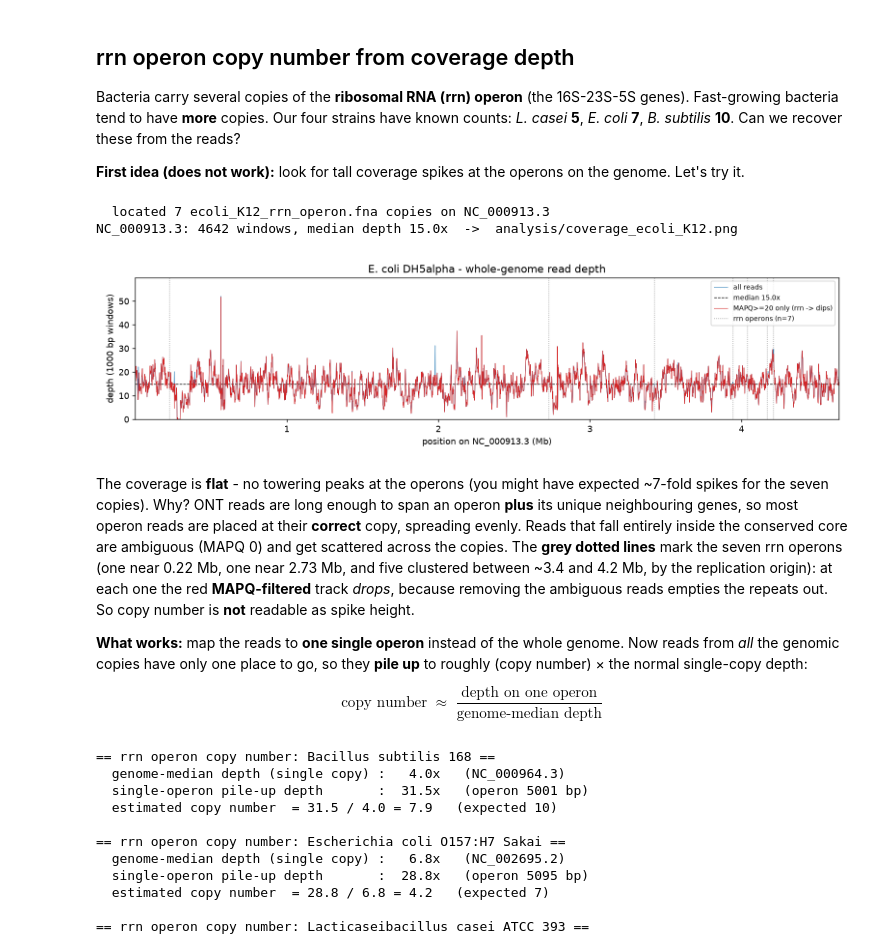
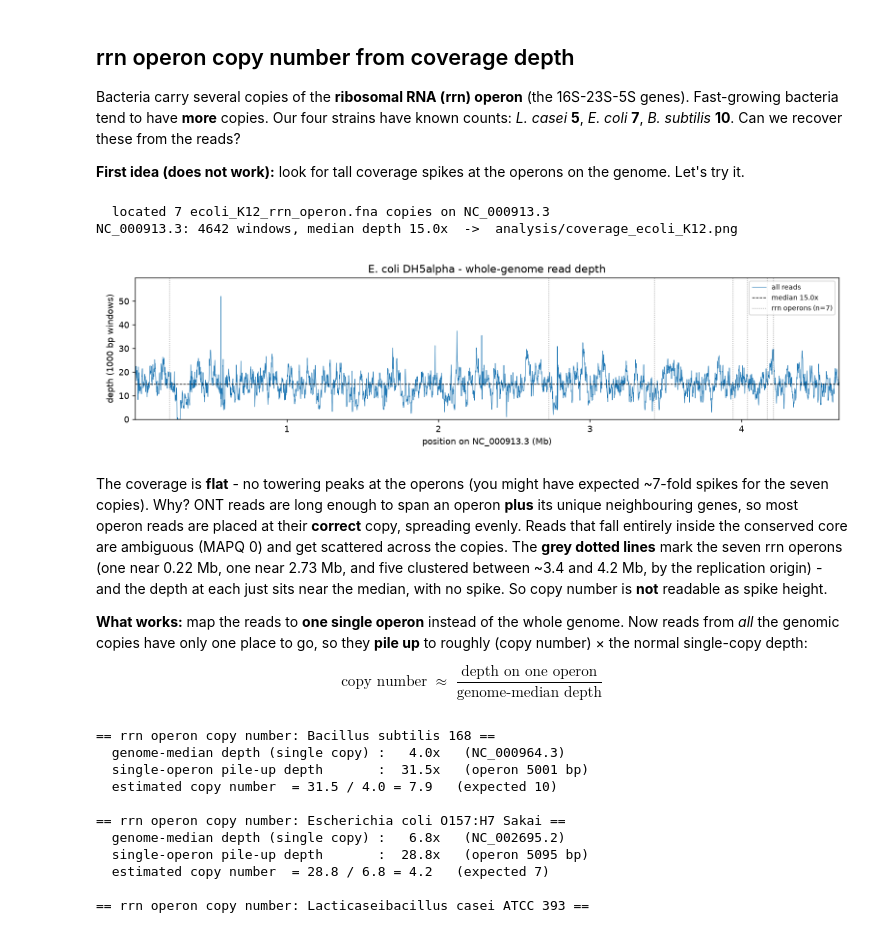
Before and after one commit to toddblev/bacto-ont, a Jupyter notebook: bacto_ont.ipynb, the cells around one changed output. Drawn from its saved outputs; the diff is of its cells as text; code cells hidden in the pictures.

```diff
--- a/bacto_ont.ipynb
+++ b/bacto_ont.ipynb
@@ -700,26 +700,25 @@ Fast-growing bacteria tend to have **more** copies. Our four strains have known
 **First idea (does not work):** look for tall coverage spikes at the operons on the genome.
 Let's try it.
 # %%
-# Whole-genome coverage for E. coli DH5alpha (our deepest sample), with a MAPQ-filtered overlay
+# Whole-genome coverage for E. coli DH5alpha (our deepest sample)
 # Grey dotted lines mark the seven rrn operons, located by aligning one operon back to the genome
 ! python analysis/coverage_track.py mapping_bam/ecoli_K12.bam analysis/coverage_ecoli_K12.png \
-        --title "E. coli DH5alpha - whole-genome read depth" --mapq 20 \
+        --title "E. coli DH5alpha - whole-genome read depth" \
         --operon reference_seqs/operons/ecoli_K12_rrn_operon.fna \
         --ref reference_seqs/ref_ecoli_K12_MG1655.fna
 from IPython.display import Image
 Image("analysis/coverage_ecoli_K12.png")
 # %% [output]
   located 7 ecoli_K12_rrn_operon.fna copies on NC_000913.3
 NC_000913.3: 4642 windows, median depth 15.0x  ->  analysis/coverage_ecoli_K12.png
-[figure, old version]
+[figure, new version]
 # %% [markdown]
 The coverage is **flat** - no towering peaks at the operons (you might have expected ~7-fold
 spikes for the seven copies). Why? ONT reads are long enough to span an operon **plus** its unique
 neighbouring genes, so most operon reads are placed at their **correct** copy, spreading evenly.
 Reads that fall entirely inside the conserved core are ambiguous (MAPQ 0) and get scattered across
 the copies. The **grey dotted lines** mark the seven rrn operons (one near 0.22 Mb, one near 2.73 Mb, and
-five clustered between ~3.4 and 4.2 Mb, by the replication origin): at each one the red
-**MAPQ-filtered** track *drops*, because removing the ambiguous reads empties the repeats out. So copy number is **not** readable as spike height.
+five clustered between ~3.4 and 4.2 Mb, by the replication origin) - and the depth at each just sits near the median, with no spike. So copy number is **not** readable as spike height.
 
 **What works:** map the reads to **one single operon** instead of the whole genome.
 Now reads from *all* the genomic copies have only one place to go, so they **pile up** to roughly
```
Also changed, not shown: 1 other file.
